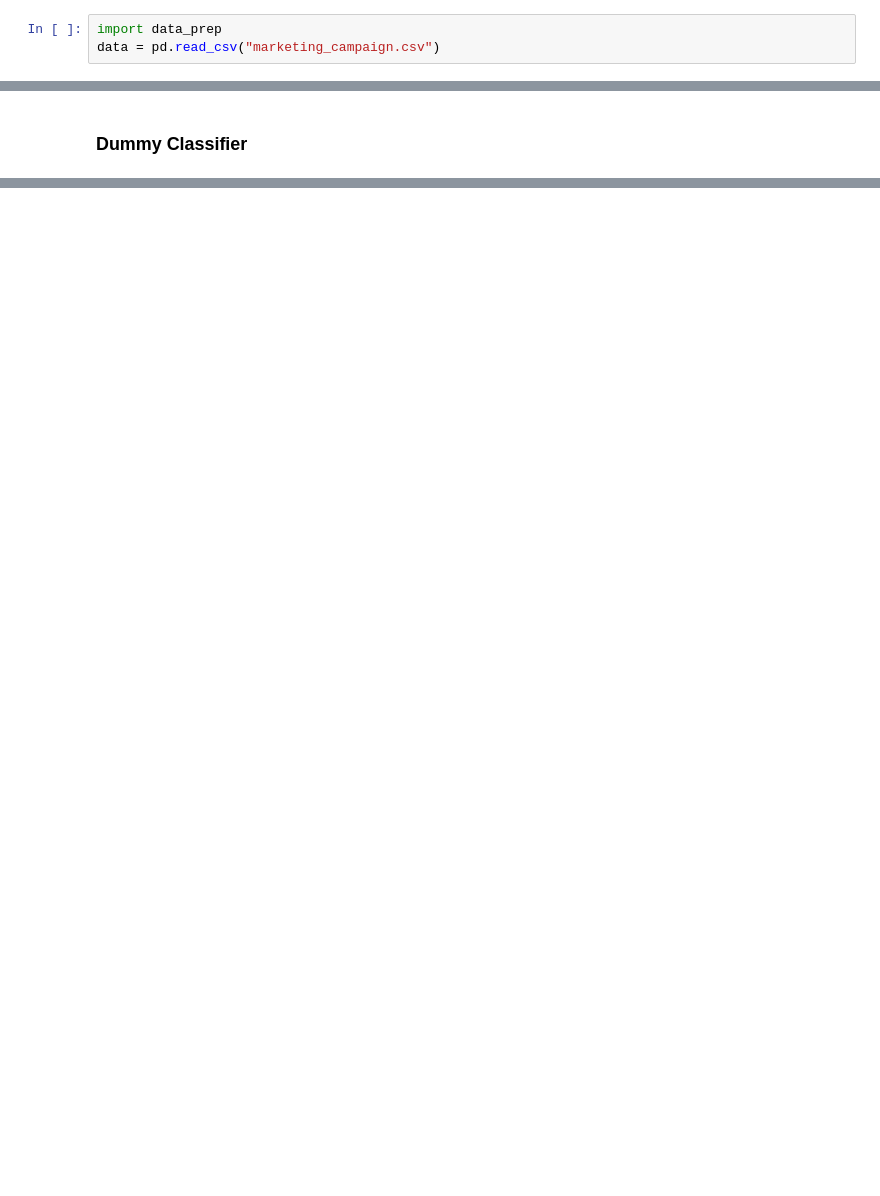
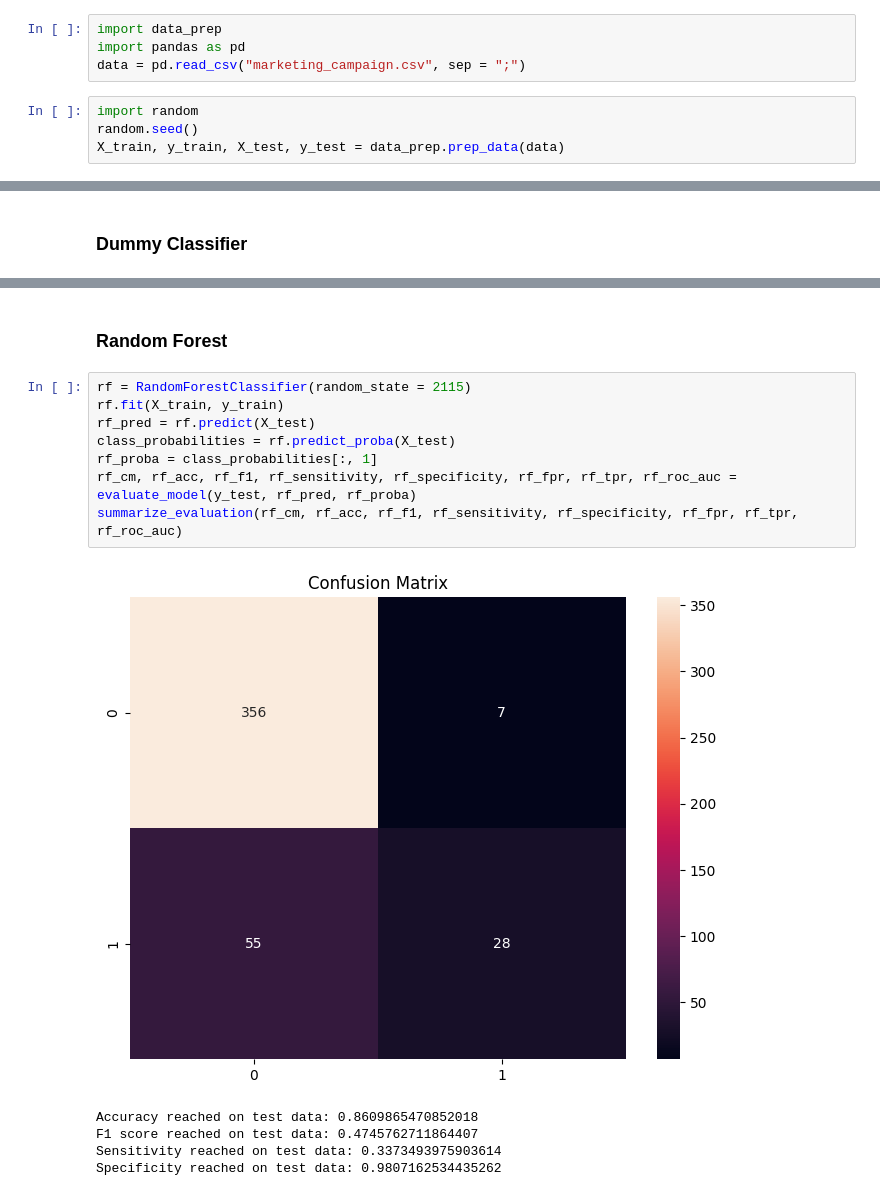
Before and after one commit to Michciak/DataGigaChads_BHL9, a Jupyter notebook: modeling.ipynb, the cells around one changed output, grey strips where cells are left out. Saved outputs shown, nothing was run; the diff lists cells and outputs as text; blank space fills up the shorter version.

```diff
--- a/modeling.ipynb
+++ b/modeling.ipynb
@@ -58,7 +58,12 @@ EVALUATION TO DO:
 - ROC AUC score
 # %%
 import data_prep
-data = pd.read_csv("marketing_campaign.csv")
+import pandas as pd
+data = pd.read_csv("marketing_campaign.csv", sep = ";")
+# %%
+import random
+random.seed()
+X_train, y_train, X_test, y_test = data_prep.prep_data(data)
 # %%
 import matplotlib.pyplot as plt
 import seaborn as sns
@@ -139,0 +156,16 @@ dummy_eval = evaluate_model(y_test, dummy_pred, preds)
+# %% [markdown]
+### Random Forest
+# %%
+rf = RandomForestClassifier(random_state = 2115)
+rf.fit(X_train, y_train)
+rf_pred = rf.predict(X_test)
+class_probabilities = rf.predict_proba(X_test)
+rf_proba = class_probabilities[:, 1]
+rf_cm, rf_acc, rf_f1, rf_sensitivity, rf_specificity, rf_fpr, rf_tpr, rf_roc_auc = evaluate_model(y_test, rf_pred, rf_proba)
+summarize_evaluation(rf_cm, rf_acc, rf_f1, rf_sensitivity, rf_specificity, rf_fpr, rf_tpr, rf_roc_auc)
+# %% [output]
+[figure, added]
+Accuracy reached on test data: 0.8609865470852018
+F1 score reached on test data: 0.4745762711864407
+Sensitivity reached on test data: 0.3373493975903614
+Specificity reached on test data: 0.9807162534435262
```
Also changed, not shown: parts of 18 cells of this notebook, 1 other file.
